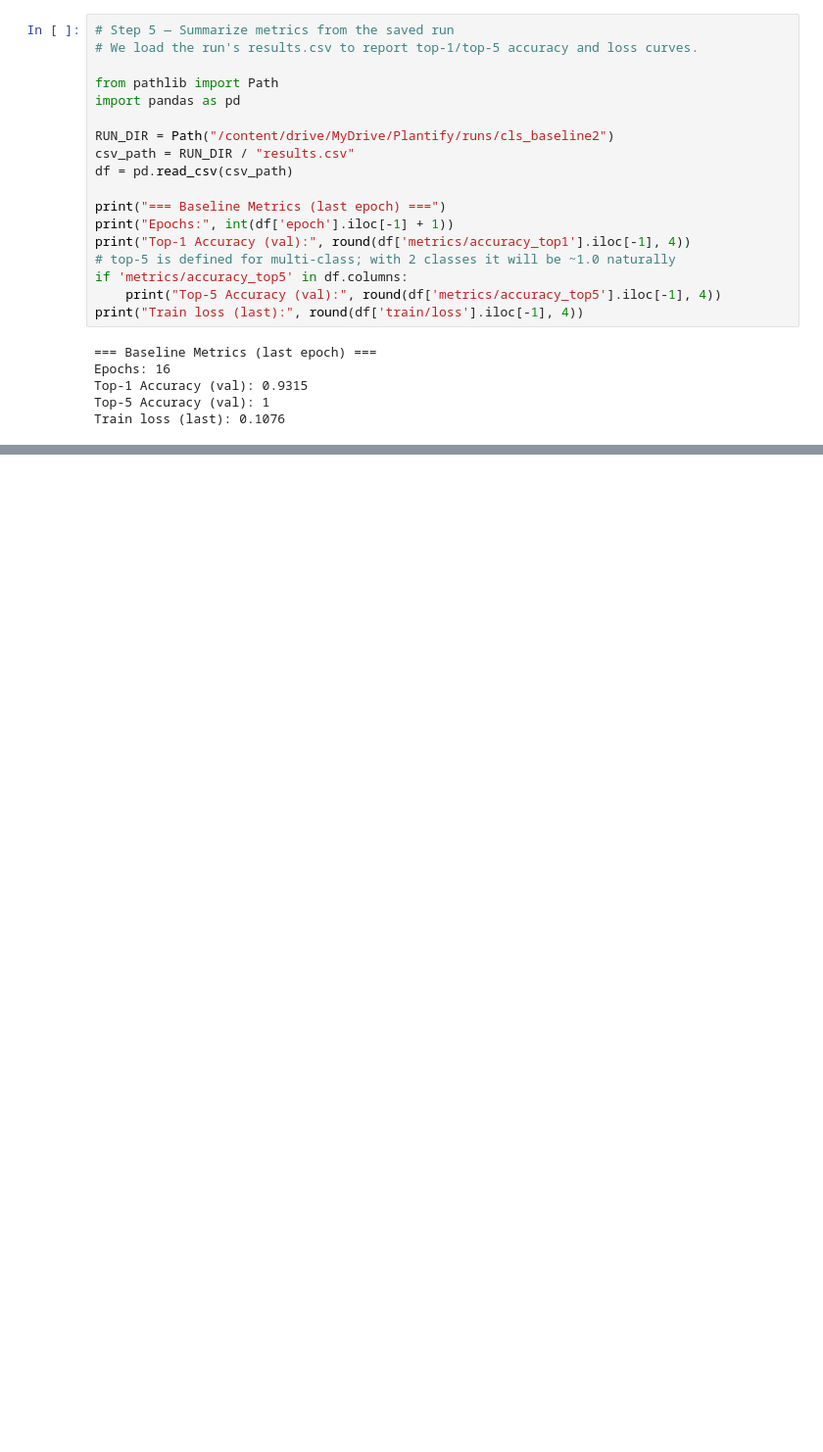
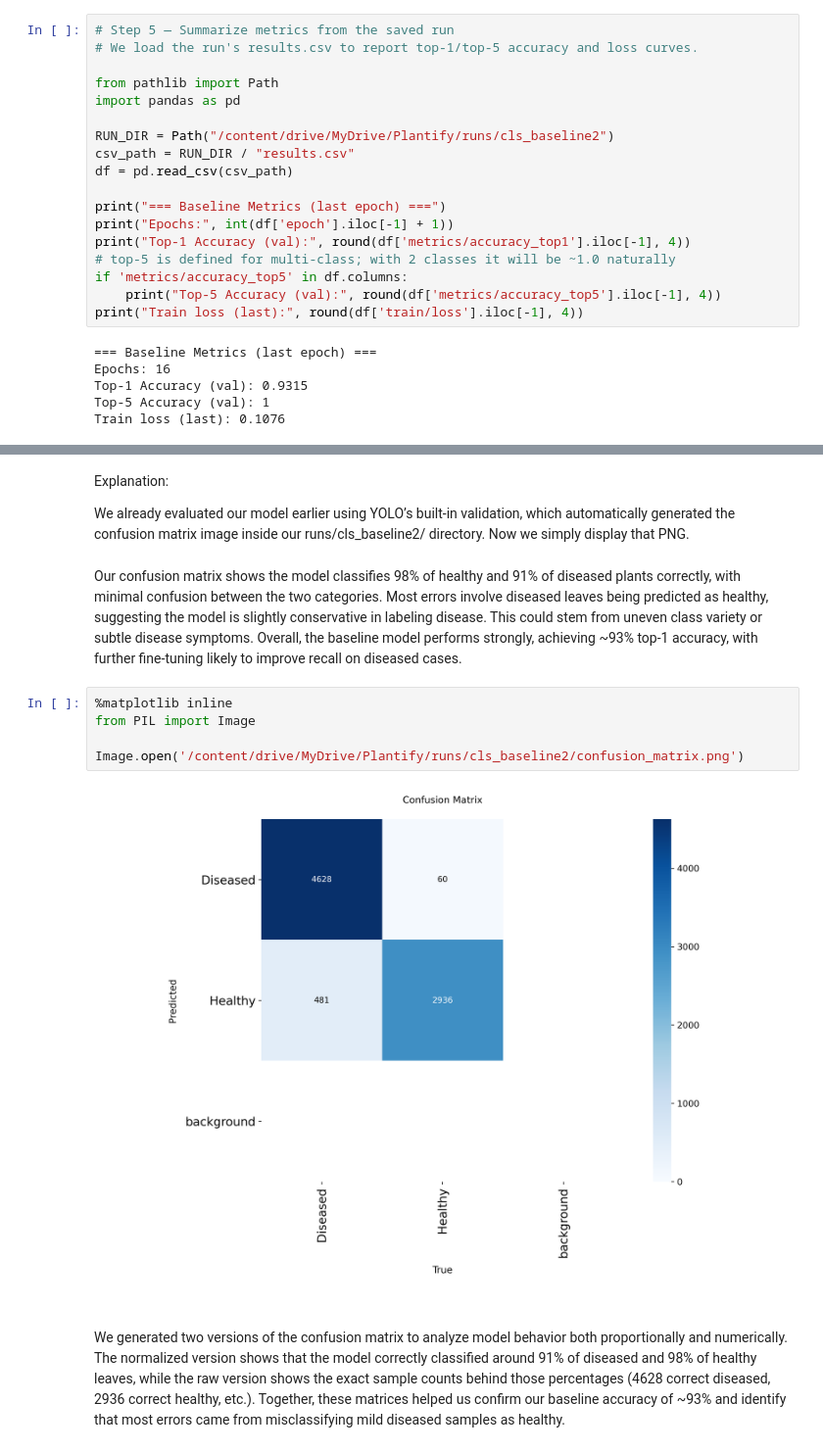
Before and after one commit to hindhammad24/Computer-Vision-Project, a Jupyter notebook: computervisionproject.ipynb, the cells around one changed output, grey strips where cells are left out. Shown at 98% size. Drawn from its saved outputs; the diff is of its cells as text; blank space fills up the shorter version.

```diff
--- a/computervisionproject.ipynb
+++ b/computervisionproject.ipynb
@@ -655,0 +497,16 @@ Why we did this the rubric asks to change one hyperparameter and compare; this g
+# %% [markdown]
+Explanation:
+
+We already evaluated our model earlier using YOLO’s built-in validation, which automatically generated the confusion matrix image inside our runs/cls_baseline2/ directory.
+Now we simply display that PNG.
+# %% [markdown]
+Our confusion matrix shows the model classifies 98% of healthy and 91% of diseased plants correctly, with minimal confusion between the two categories. Most errors involve diseased leaves being predicted as healthy, suggesting the model is slightly conservative in labeling disease. This could stem from uneven class variety or subtle disease symptoms. Overall, the baseline model performs strongly, achieving ~93% top-1 accuracy, with further fine-tuning likely to improve recall on diseased cases.
+# %%
+%matplotlib inline
+from PIL import Image
+
+Image.open('/content/drive/MyDrive/Plantify/runs/cls_baseline2/confusion_matrix.png')
+# %% [output]
+[figure, added]
+# %% [markdown]
+We generated two versions of the confusion matrix to analyze model behavior both proportionally and numerically. The normalized version shows that the model correctly classified around 91% of diseased and 98% of healthy leaves, while the raw version shows the exact sample counts behind those percentages (4628 correct diseased, 2936 correct healthy, etc.). Together, these matrices helped us confirm our baseline accuracy of ~93% and identify that most errors came from misclassifying mild diseased samples as healthy.
```
Also changed, not shown: parts of 26 cells of this notebook.
